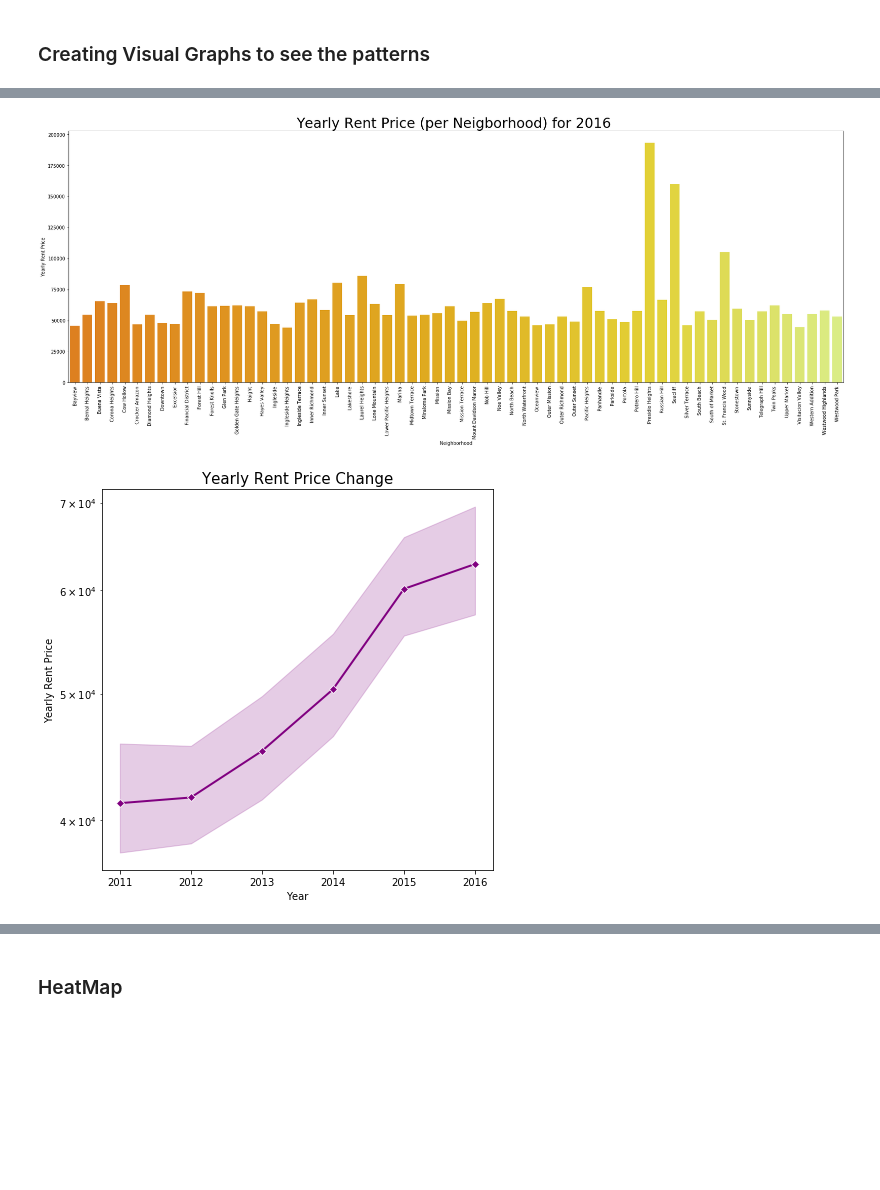
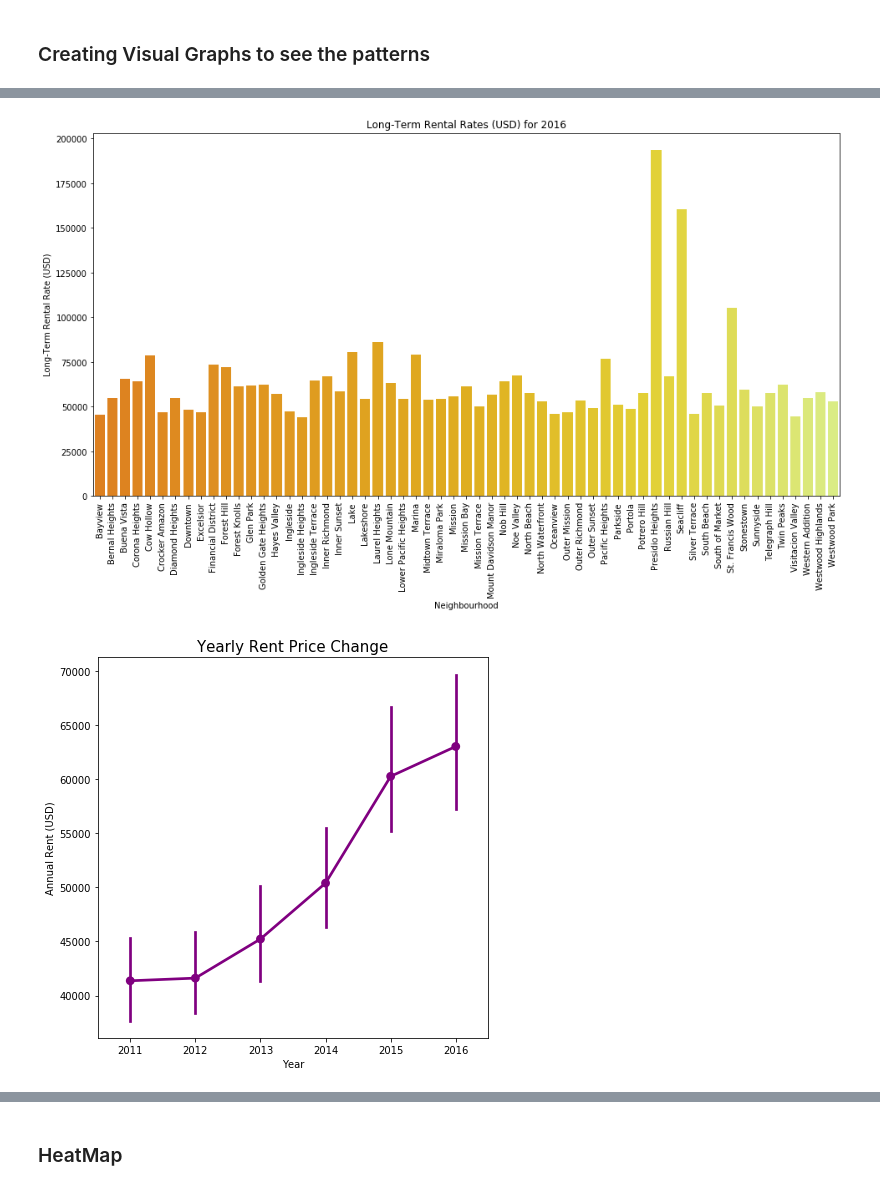
Before and after one commit to rochiecuevas/shared_accommodations, a Jupyter notebook: Rent and Housing Visualization/rent_house_visualisation.ipynb, the cells around one changed output, grey strips where cells are left out. Saved outputs shown, nothing was run; the diff lists cells and outputs as text; code cells hidden in the pictures; blank space fills up the shorter version.

```diff
--- a/Rent and Housing Visualization/rent_house_visualisation.ipynb
+++ b/Rent and Housing Visualization/rent_house_visualisation.ipynb
@@ -56,24 +78,36 @@ plt.show()
 # %%
-# Draw a nested barplot to show survival for class and sex
-plot2 = plt.subplots(figsize=(30, 10))
-sns.barplot(x="Neighborhood", y="Yearly Rent Price", data=rent_year2016, palette="Wistia_r")
-plt.title("Yearly Rent Price (per Neigborhood) for 2016 ", fontsize=30)
+# Create a bargraph for rental rates in 2016
+
+plot2 = plt.subplots(figsize=(16, 8))
+
+sns.barplot(x = "Neighborhood", y = "Annual Rent",
+            data= yearly_price_change.loc[yearly_price_change["Year"] == 2016],
+            palette = "Wistia_r")
+plt.title("Long-Term Rental Rates (USD) for 2016")
 plt.xticks(rotation=90)
+plt.ylabel("Long-Term Rental Rate (USD)")
+plt.xlabel ("Neighbourhood")
+
+# Save the image
 plt.savefig("../Images/Yearly Rent Price (per Neigborhood) for 2016.svg")
 plt.show()
 # %% [output]
-[figure, old version]
+[figure, new version]
 # %%
-#Creating a graph that will show yearly change in  rent price
+# Creating a graph that will show yearly change in  rent price
 fig, ax = plt.subplots(figsize=(7, 7))
-ax.set(yscale="log")
-sns.lineplot(x = yearly_price_change["Year"], y = yearly_price_change["Yearly Rent Price"],
-             marker ='D', linewidth=2, color = "purple")
+
+ax = sns.pointplot(x = "Year", y = "Annual Rent", data = yearly_price_change,
+                   marker = 'D', linewidth = 2, color = "purple")
+
 plt.title("Yearly Rent Price Change", fontsize=15)
+plt.ylabel("Annual Rent (USD)")
+
+# Save the image
 plt.savefig("../Images/Yearly Rent Price Change.svg")
 plt.show()
 # %% [output]
-[figure, old version]
+[figure, new version]
 # %%
 #Creating a graph that will show yearly change in Land Value
 fig, ax = plt.subplots(figsize=(7, 7))
```
Also changed, not shown: parts of 10 cells of this notebook.
